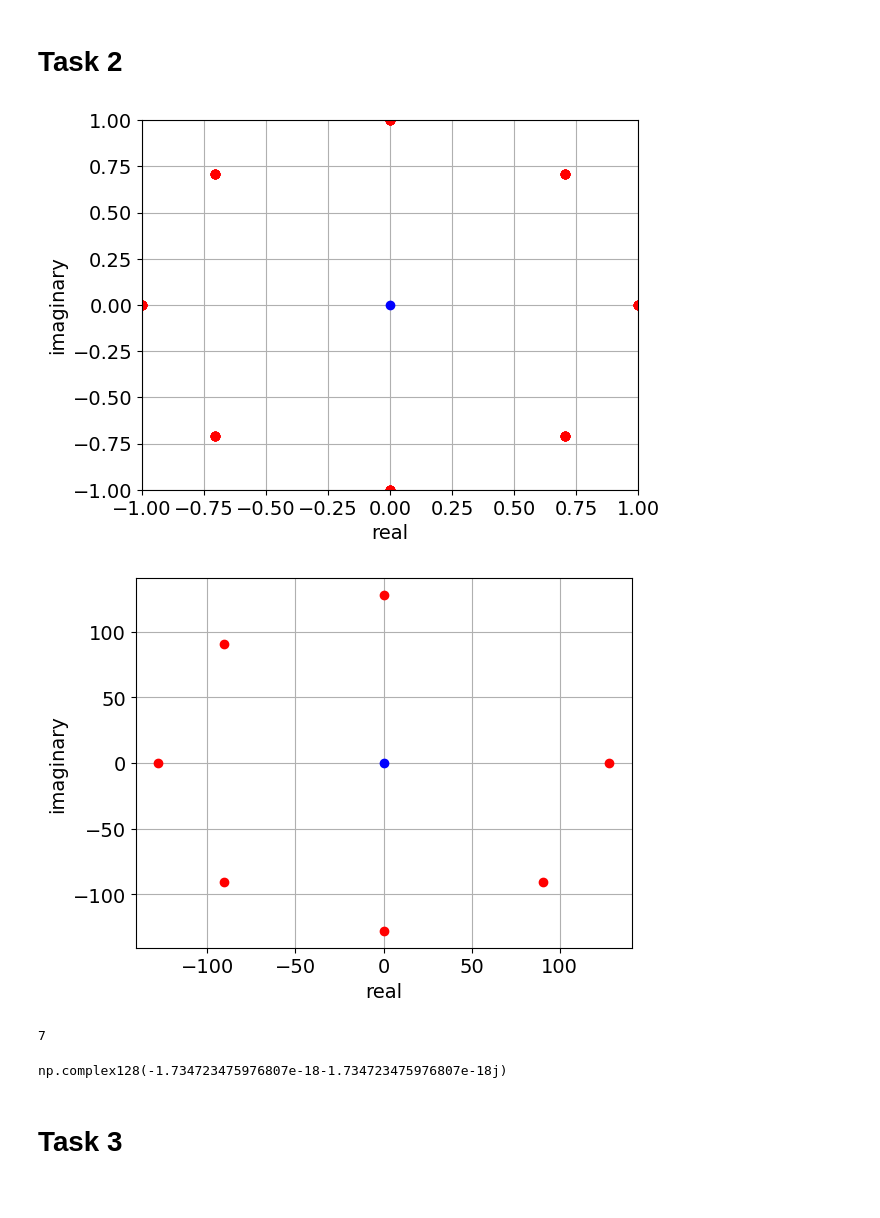
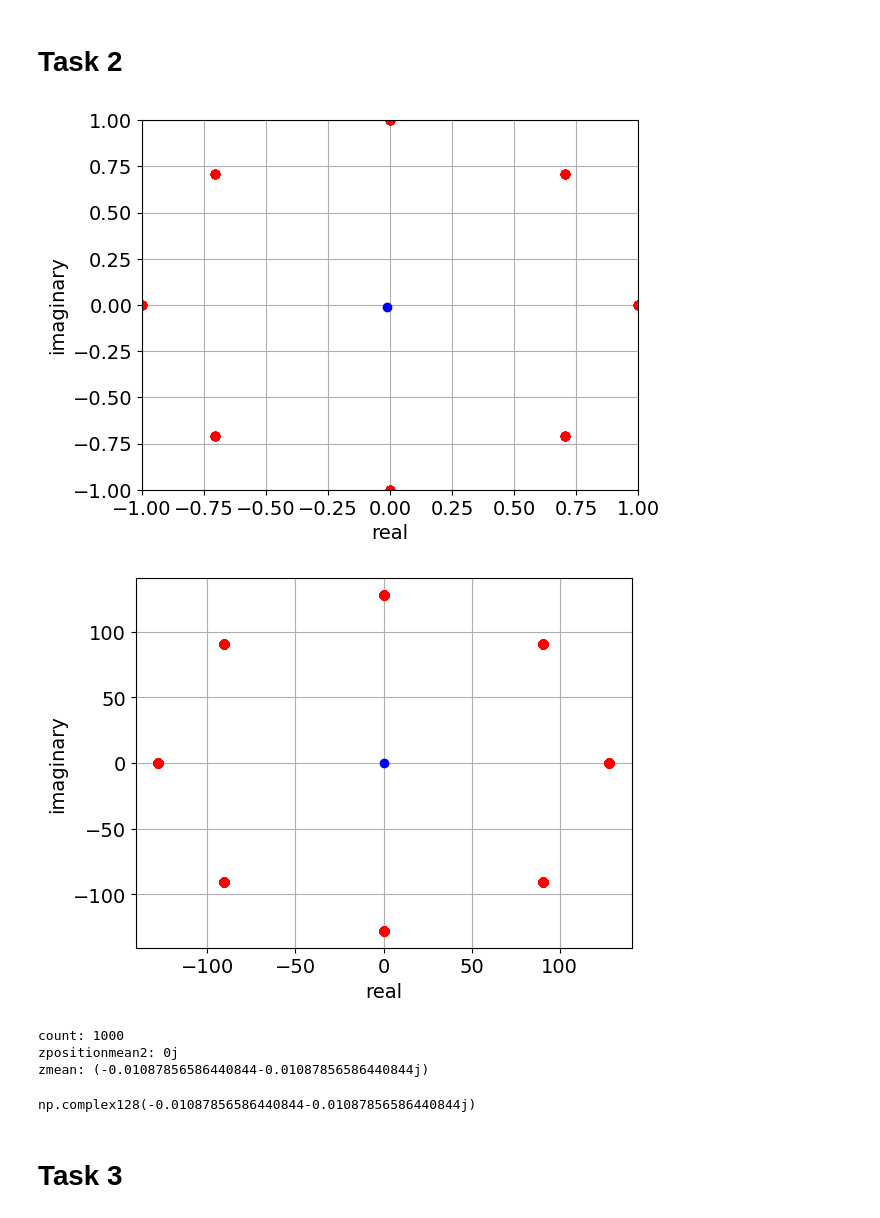
Before and after one commit to xmrenigmax/L4_Course, a Jupyter notebook: L4Mathematics/MathsAssignment/maths_assignment.ipynb, the cells around one changed output. Cells and saved outputs as stored; diff of their text form; code cells hidden in the pictures.

```diff
--- a/L4Mathematics/MathsAssignment/maths_assignment.ipynb
+++ b/L4Mathematics/MathsAssignment/maths_assignment.ipynb
@@ -30,7 +30,7 @@ def hidden_card():
     plt.xlabel(x_label)
     plt.ylabel(y_label)
     # dl moves 64 times until she notices the card in the mean of all 64 times moved
-    for i in range(63):
+    for i in range(64):
         zposition = zposition / u
         zposition_list.append(zposition)
         plt.plot(zposition.real, zposition.imag, 'ro')
@@ -56,39 +56,43 @@ def second_room(zmean):
     zposition_list2 = []
     # zinitial initial position of the hidden card
     zinitial = (math.sqrt(2)*(1 + 1j)) / ((1+1j)/(math.sqrt(2))**a)
 
     # u is next position of the hidden card
     u = math.sqrt(2) / (1 + 1j)
 
     # move positions by dividing her current position by u
     zposition = zinitial / u
 
     # dl moves up to 64 times. but quicker than the first room as it stops if the card is found in the mean of all 64 times moved
-    while count < 64:
+    while count < 1000:
         zposition = zposition / u
         zposition_list2.append(zposition)
         zpositionmean2 = np.mean(zposition_list2)
-        if np.isclose(zpositionmean2, zmean):
+        if np.isclose(zpositionmean2, zmean , atol=1e-6):
             break
         count += 1
         plt.plot(zposition.real, zposition.imag, 'ro')
         plt.xlabel('real')
         plt.ylabel('imaginary')
 
     # the mean of all 64 times moved
     zpositionmean2 = np.mean(zposition_list2)
     plt.plot(zpositionmean2.real, zpositionmean2.imag, 'bo')
     plt.grid()
     plt.show()
-    print(count)
+    print(f"count: {count}")
+    print(f"zpositionmean2: {zpositionmean2}")
+    print(f"zmean: {zmean}")
     return zmean
 
 second_room(hidden_card())
 # %% [output]
 [figure]
-[figure, old version]
+[figure, new version]
-7
+count: 1000
+zpositionmean2: 0j
+zmean: (-0.01087856586440844-0.01087856586440844j)
-np.complex128(-1.734723475976807e-18-1.734723475976807e-18j)
+np.complex128(-0.01087856586440844-0.01087856586440844j)
 # %% [markdown]
 # Task 3
 # %%
```
Also changed, not shown: parts of 2 cells of this notebook, 2 other files.
